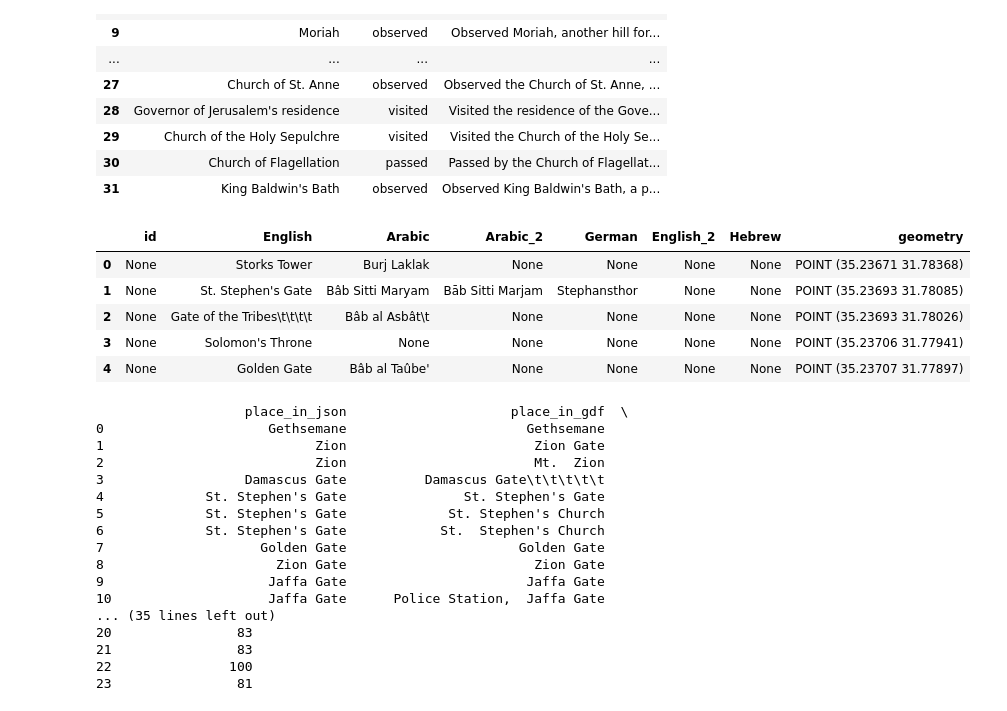
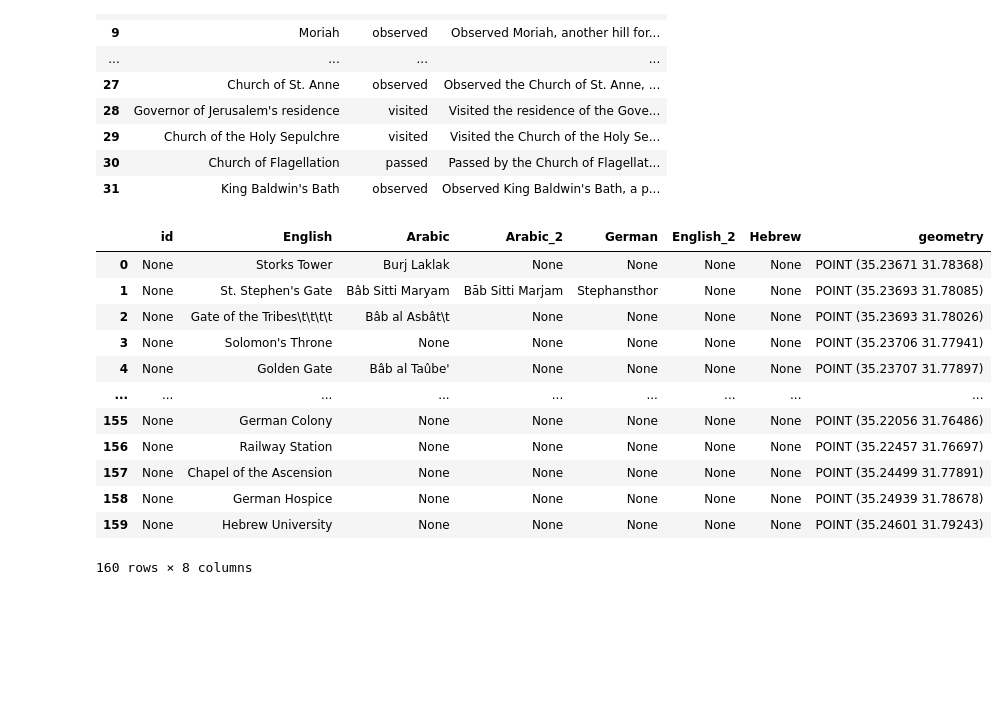
Before and after one commit to jiaming-jiang/FDH-G8, a Jupyter notebook: fuzzymatching.ipynb, the cells around one changed output. Saved outputs shown, nothing was run; the diff lists cells and outputs as text; code cells hidden in the pictures; blank space fills up the shorter version.

Commit message:
json

```diff
--- a/fuzzymatching.ipynb
+++ b/fuzzymatching.ipynb
@@ -32,71 +32,25 @@ display(json_df)
 # %%
 # Replace this with the path to your .shp file
 shapefile_path = 'Data/landmarks_names.shp'
 
 # Read the shapefile
 gdf = gpd.read_file(shapefile_path)
 
 # Now you can work with the GeoDataFrame 'gdf' as you would with a Pandas DataFrame
-gdf.head()  # This will print the first few rows of the GeoDataFrame
+gdf  # This will print the first few rows of the GeoDataFrame
+
+#gdf.plot("area", legend=True)
 # %% [output]
 |  | id | English | Arabic | Arabic_2 | German | English_2 | Hebrew | geometry |
 | 0 | None | Storks Tower | Burj Laklak | None | None | None | None | POINT (35.23671 31.78368) |
 | 1 | None | St. Stephen's Gate | Bâb Sitti Maryam | Bāb Sitti Marjam | Stephansthor | None | None | POINT (35.23693 31.78085) |
 | 2 | None | Gate of the Tribes\t\t\t\t | Bâb al Asbât\t | None | None | None | None | POINT (35.23693 31.78026) |
 | 3 | None | Solomon's Throne | None | None | None | None | None | POINT (35.23706 31.77941) |
 | 4 | None | Golden Gate | Bâb al Taûbe' | None | None | None | None | POINT (35.23707 31.77897) |
+| ... | ... | ... | ... | ... | ... | ... | ... | ... |
+| 155 | None | German Colony | None | None | None | None | None | POINT (35.22056 31.76486) |
+| 156 | None | Railway Station | None | None | None | None | None | POINT (35.22457 31.76697) |
+| 157 | None | Chapel of the Ascension | None | None | None | None | None | POINT (35.24499 31.77891) |
+| 158 | None | German Hospice | None | None | None | None | None | POINT (35.24939 31.78678) |
+| 159 | None | Hebrew University | None | None | None | None | None | POINT (35.24601 31.79243) |
+160 rows × 8 columns
-# %%
-from fuzzywuzzy import fuzz
-import pandas as pd
-
-# Function to perform fuzzy matching
-def fuzzy_match(toponym1, toponym2):
-    return fuzz.token_set_ratio(str(toponym1), str(toponym2))
-
-# Iterate through rows in json_df and find matches in gdf
-matches = []
-for index1, row1 in json_df.iterrows():
-    place_in_json = row1['place']
-
-    # Iterate through rows in gdf
-    for index2, row2 in gdf.iterrows():
-        # Iterate through language columns in gdf
-        for lang_column in ["English", "Arabic", "English_2", "Arabic_2", "German", "Hebrew"]:
-            place_in_gdf = row2[lang_column]
-
-            # Skip if the language column is None
-            if pd.notnull(place_in_gdf):
-                similarity_score = fuzzy_match(place_in_json, place_in_gdf)
-
-                # Check if similarity score is above the threshold
-                if similarity_score >= 80:
-                    matches.append({
-                        'place_in_json': place_in_json,
-                        'place_in_gdf': place_in_gdf,
-                        'similarity_score': similarity_score
-                    })
-                    break  # Break out of the loop once a match is found in any language
-
-# Create a dataframe from the list of matches
-matches_df = pd.DataFrame(matches)
-
-# Display or further process the matches_df as needed
-print(matches_df)
-# %% [output]
-                   place_in_json                     place_in_gdf  \
-0                     Gethsemane                       Gethsemane
-1                           Zion                        Zion Gate
-2                           Zion                        Mt.  Zion
-3                  Damascus Gate          Damascus Gate\t\t\t\t\t
-4             St. Stephen's Gate               St. Stephen's Gate
-5             St. Stephen's Gate             St. Stephen's Church
-6             St. Stephen's Gate            St.  Stephen's Church
-7                    Golden Gate                      Golden Gate
-8                      Zion Gate                        Zion Gate
-9                     Jaffa Gate                       Jaffa Gate
-10                    Jaffa Gate      Police Station,  Jaffa Gate
-... (35 lines left out)
-20                83
-21                83
-22               100
-23                81
```
Also changed, not shown: parts of 2 cells of this notebook, 21 other files.
